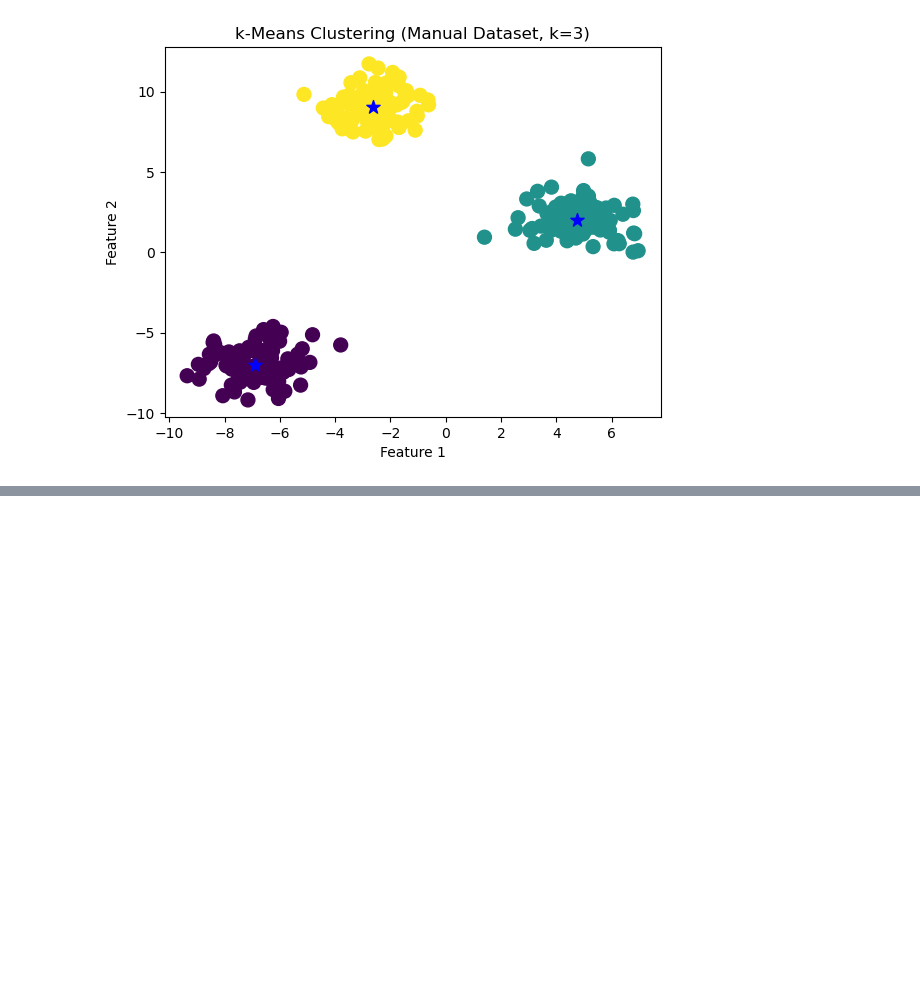
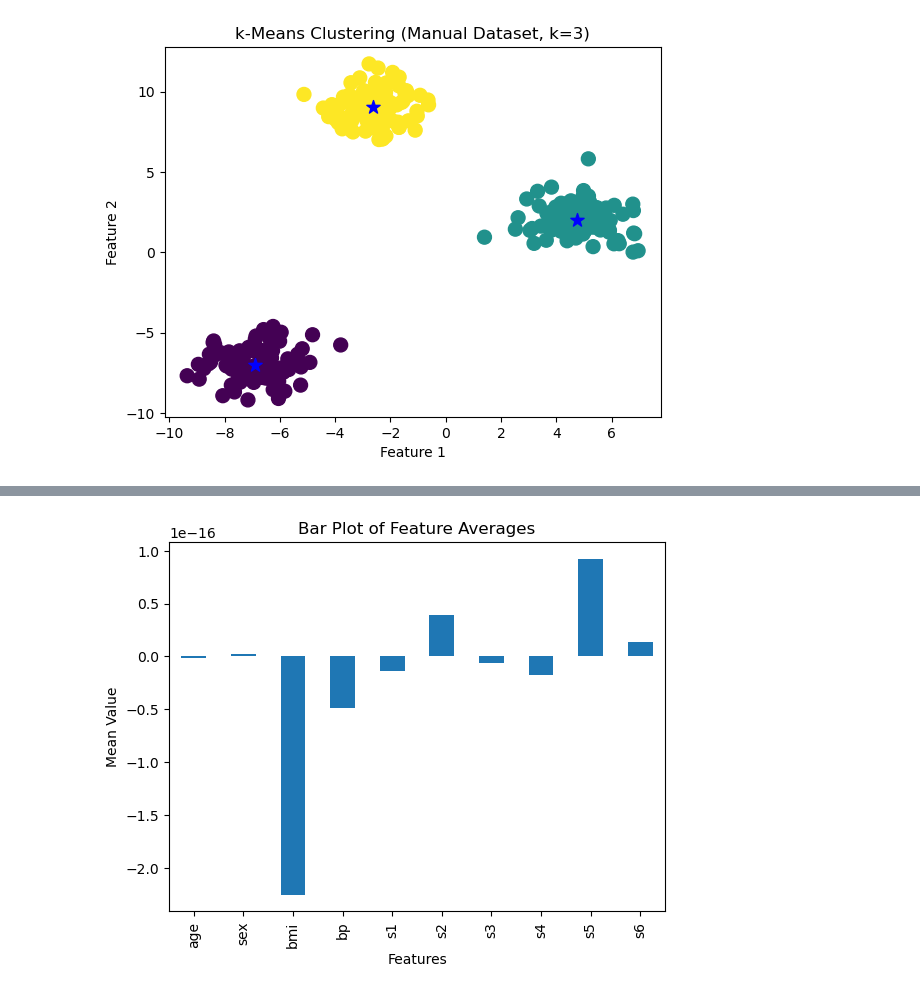
Before and after one commit to Rupeshkumar96/Python_program, a Jupyter notebook: Data_Science.ipynb, the cells around one changed output, grey strips where cells are left out. Drawn from its saved outputs; the diff is of its cells as text; code cells hidden in the pictures; blank space fills up the shorter version.

```diff
--- a/Data_Science.ipynb
+++ b/Data_Science.ipynb
@@ -372,0 +468,9 @@ plt.show()
+# %%
+plt.figure()
+df.mean().plot(kind='bar')
+plt.xlabel("Features")
+plt.ylabel("Mean Value")
+plt.title("Bar Plot of Feature Averages")
+plt.show()
+# %% [output]
+[figure, added]
```
Also changed, not shown: parts of 34 cells of this notebook.
